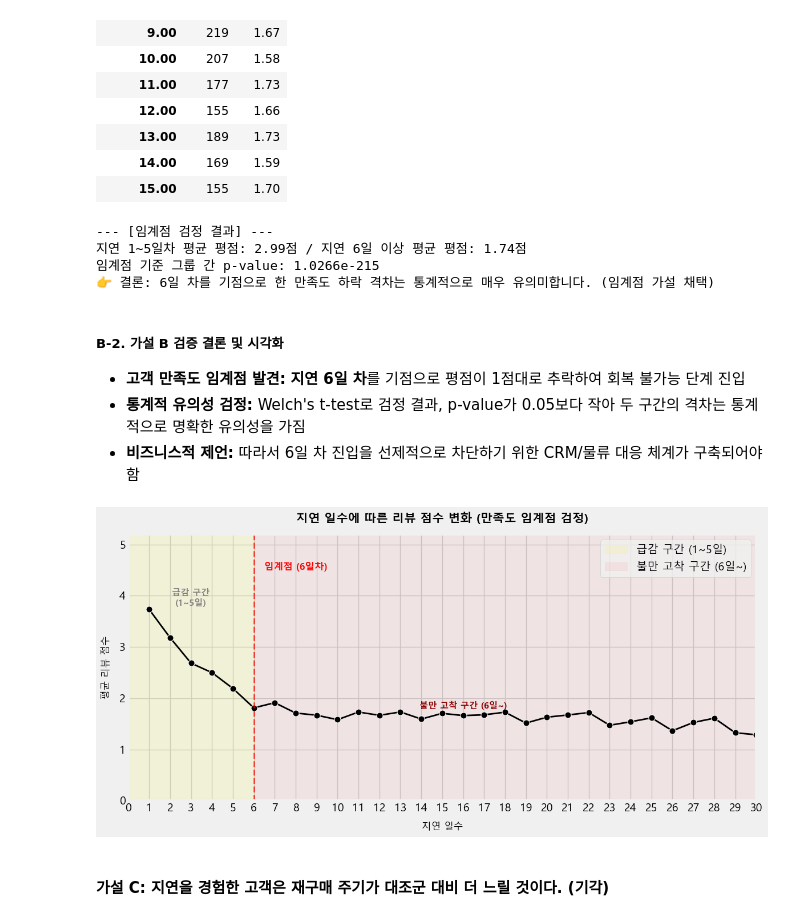
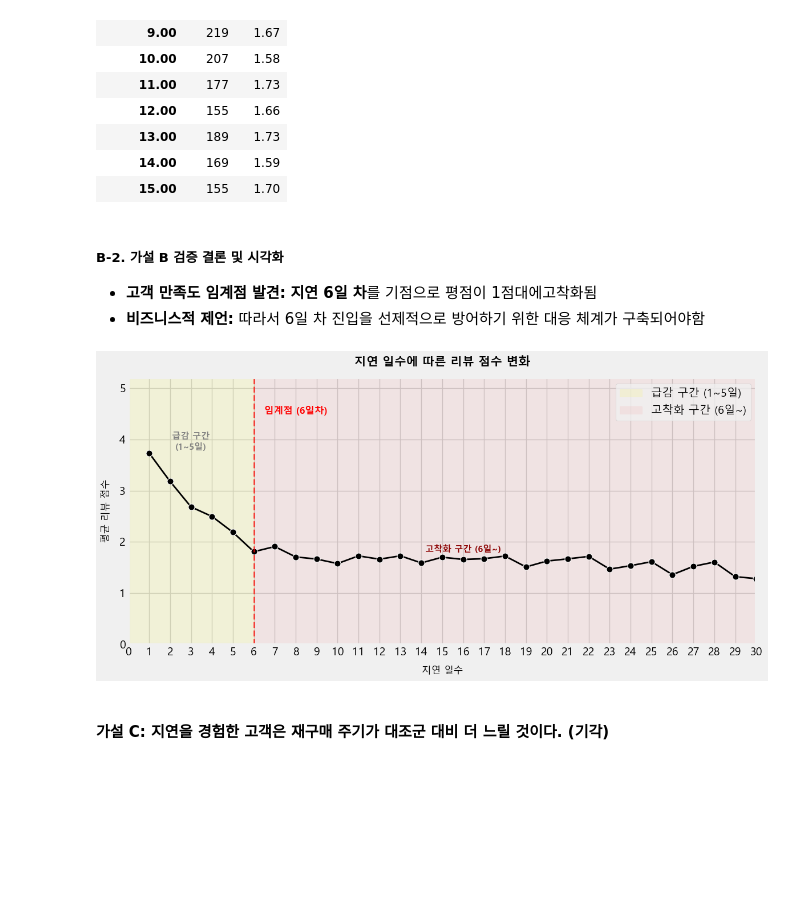
Before and after one commit to eunsung20311-dot/Olist-E-commerce-Analysis, a Jupyter notebook: 02_hypothesis_testing.ipynb, the cells around one changed output. Cells and saved outputs as stored; diff of their text form; code cells hidden in the pictures; blank space fills up the shorter version.

```diff
--- a/02_hypothesis_testing.ipynb
+++ b/02_hypothesis_testing.ipynb
@@ -173,15 +143,10 @@ Passing `palette` without assigning `hue` is deprecated and will be removed in v
 ##### B-1. 지연 일수별 점수 및 검증
 # %%
 # 지연 데이터 세팅 및 일수 변환
-df_delayed_sub = df_customer_mstr[df_customer_mstr['early_or_late_days'] < 0].copy()
-df_delayed_sub['delay_days'] = df_delayed_sub['early_or_late_days'].abs()
-
-df_test_threshold = df_delayed_sub.dropna(subset=['review_score', 'delay_days'])
-group_under_6 = df_test_threshold[df_test_threshold['delay_days'] < 6]['review_score']
-group_over_6 = df_test_threshold[df_test_threshold['delay_days'] >= 6]['review_score']
-
+df_delay_analysis = df_customer_mstr[df_customer_mstr['early_or_late_days'] < 0].copy()
+df_delay_analysis['delay_days'] =df_delay_analysis['early_or_late_days'].abs()
 # 지연 일수별 리뷰 건수와 평균 점수 확인
-df_delay_summary = df_test_threshold.groupby('delay_days')['review_score'].agg(['count', 'mean'])
+df_delay_summary = df_delay_analysis.groupby('delay_days')['review_score'].agg(['count', 'mean'])
 display(df_delay_summary.head(15))
 # %% [output]
 |  | count | mean |
@@ -201,65 +166,47 @@ display(df_delay_summary.head(15))
 | 13.00 | 189 | 1.73 |
 | 14.00 | 169 | 1.59 |
 | 15.00 | 155 | 1.70 |
-# %%
-# Welch's t-test
-t_stat_b, p_val_b = stats.ttest_ind(group_under_6, group_over_6, equal_var=False)
-
-# 시각화용 데이터 준비
-df_plot_threshold = df_test_threshold.groupby('delay_days')['review_score'].mean().reset_index()
-
-print(f"--- [임계점 검정 결과] ---")
-print(f"지연 1~5일차 평균 평점: {group_under_6.mean():.2f}점 / 지연 6일 이상 평균 평점: {group_over_6.mean():.2f}점")
-print(f"임계점 기준 그룹 간 p-value: {p_val_b:.4e}")
-print(f"👉 결론: 6일 차를 기점으로 한 만족도 하락 격차는 통계적으로 {'매우 유의미합니다. (임계점 가설 채택)' if p_val_b < 0.05 else '유의미하지 않습니다. (가설 기각)'}\n")
-# %% [output]
---- [임계점 검정 결과] ---
-지연 1~5일차 평균 평점: 2.99점 / 지연 6일 이상 평균 평점: 1.74점
-임계점 기준 그룹 간 p-value: 1.0266e-215
-👉 결론: 6일 차를 기점으로 한 만족도 하락 격차는 통계적으로 매우 유의미합니다. (임계점 가설 채택)
 # %% [markdown]
 ##### B-2. 가설 B 검증 결론 및 시각화
-- **고객 만족도 임계점 발견:** **지연 6일 차**를 기점으로 평점이 1점대로 추락하여 회복 불가능 단계 진입
-- **통계적 유의성 검정:** Welch's t-test로 검정 결과, p-value가 0.05보다 작아 두 구간의 격차는 통계적으로 명확한 유의성을 가짐
-- **비즈니스적 제언:** 따라서 6일 차 진입을 선제적으로 차단하기 위한 CRM/물류 대응 체계가 구축되어야함
+- **고객 만족도 임계점 발견:** **지연 6일 차**를 기점으로 평점이 1점대에고착화됨
+- **비즈니스적 제언:** 따라서 6일 차 진입을 선제적으로 방어하기 위한 대응 체계가 구축되어야함
-# %%
 # %%
 # 지연 일수에 따른 리뷰 점수 변화 시각화
 plt.figure(figsize=(12, 6))
 sns.lineplot(
-    data=df_plot_threshold,
+    data=df_delay_summary,
     x='delay_days',
-    y='review_score',
+    y='mean',
     marker='o',
     linewidth=2,
     markersize=8,
     color='black'
 )
 
 # 축 범위 및 간격 설정
 plt.xticks(np.arange(0, 31, 1))
 plt.yticks(np.arange(0, 6, 1))
 plt.xlim(0, 30)
 
 # 구간 음영 및 임계선 표시
 plt.axvspan(0, 6, color='yellow', alpha=0.1, label='급감 구간 (1~5일)')
-plt.axvspan(6, 30, color='red', alpha=0.05, label='불만 고착 구간 (6일~)')
+plt.axvspan(6, 30, color='red', alpha=0.05, label='고착화 구간 (6일~)')
 plt.axvline(x=6, color='red', linestyle='--', linewidth=2, alpha=0.7)
 
 # 차트 내 텍스트 주석 추가
 plt.text(6.5, 4.5, '임계점 (6일차)', color='red', fontweight='bold', fontsize=12)
 plt.text(3, 3.8, '급감 구간\n(1~5일)', fontsize=11, color='gray', fontweight='bold', ha='center')
-plt.text(16, 1.8, '불만 고착 구간 (6일~)', fontsize=11, color='darkred', fontweight='bold', ha='center')
+plt.text(16, 1.8, '고착화 구간 (6일~)', fontsize=11, color='darkred', fontweight='bold', ha='center')
 
-plt.title('지연 일수에 따른 리뷰 점수 변화 (만족도 임계점 검정)', fontsize=15, fontweight='bold', pad=15)
+plt.title('지연 일수에 따른 리뷰 점수 변화', fontsize=15, fontweight='bold', pad=15)
 plt.xlabel('지연 일수', fontsize=12, labelpad=10)
 plt.ylabel('평균 리뷰 점수', fontsize=12, labelpad=10)
 plt.legend(loc='upper right')
 
 plt.tight_layout()
 plt.show()
 # %% [output]
-[figure, old version]
+[figure, new version]
 # %% [markdown]
 #### 가설 C: 지연을 경험한 고객은 재구매 주기가 대조군 대비 더 느릴 것이다. (기각)
 # %% [markdown]
```
Also changed, not shown: parts of 20 cells of this notebook, 1 other file.
